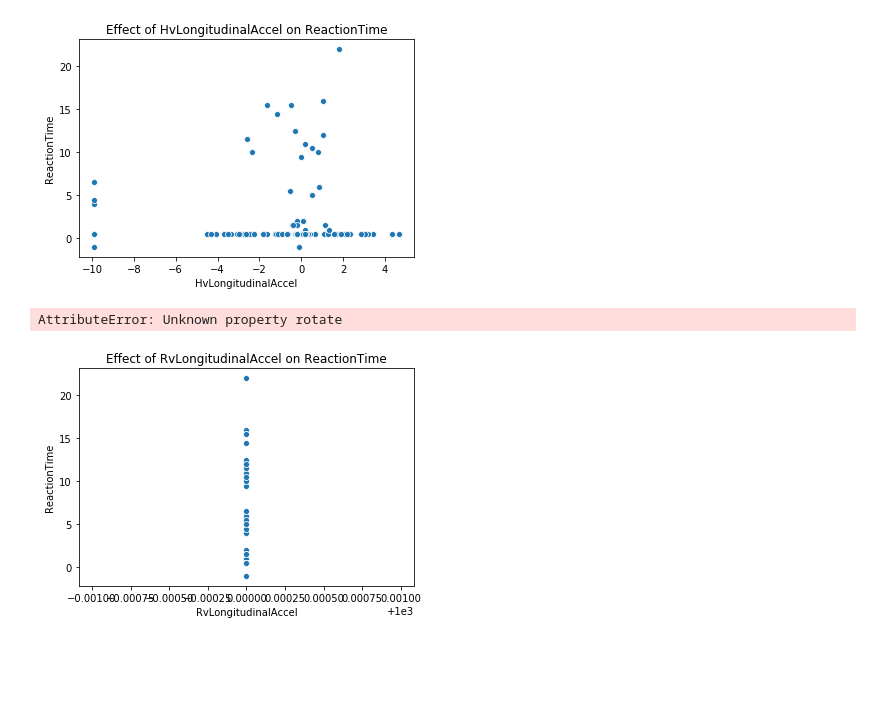
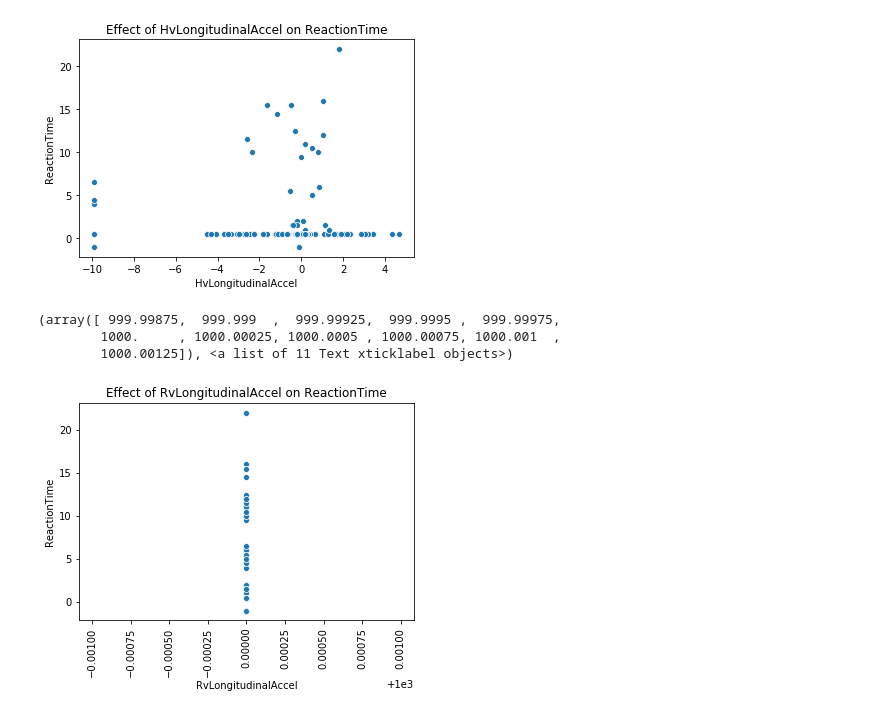
Before and after one commit to caseyc49s/HT3---Public, a Jupyter notebook: EDA/preprocess_hdf.ipynb, the cells around one changed output. Drawn from its saved outputs; the diff is of its cells as text; code cells hidden in the pictures; blank space fills up the shorter version.

```diff
--- a/EDA/preprocess_hdf.ipynb
+++ b/EDA/preprocess_hdf.ipynb
@@ -95,8 +96,11 @@ Text(0.5, 1.0, 'Effect of HvLongitudinalAccel on ReactionTime')
 # %%
 #RvLongitudinal Accel
 plt.figure()
 sns.scatterplot(x = 'RvLongitudinalAccel', y = 'ReactionTime',data = reactiveness )
 plt.title("Effect of RvLongitudinalAccel on ReactionTime")
+plt.xticks(rotation = 90)
 # %% [output]
-AttributeError: Unknown property rotate
+(array([ 999.99875,  999.999  ,  999.99925,  999.9995 ,  999.99975,
+        1000.     , 1000.00025, 1000.0005 , 1000.00075, 1000.001  ,
+        1000.00125]), <a list of 11 Text xticklabel objects>)
-[figure, old version]
+[figure, new version]
```
Also changed, not shown: parts of 1 cell of this notebook, 1 other file.
